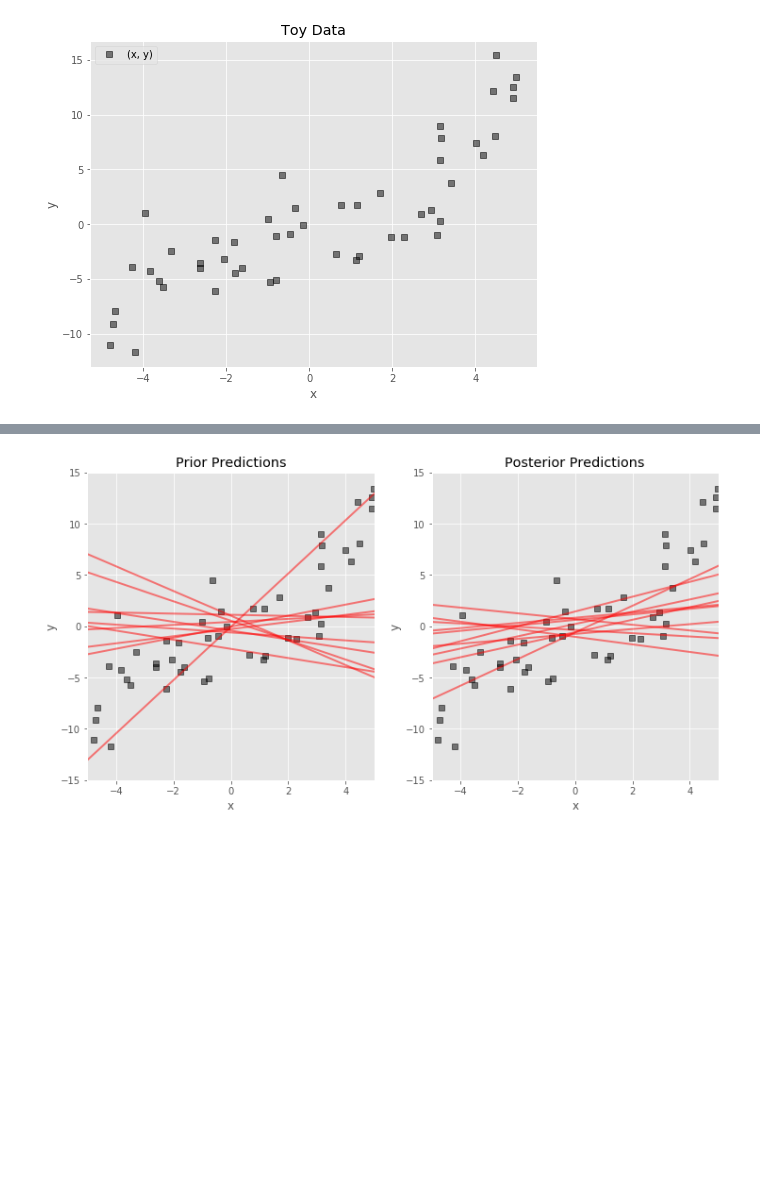
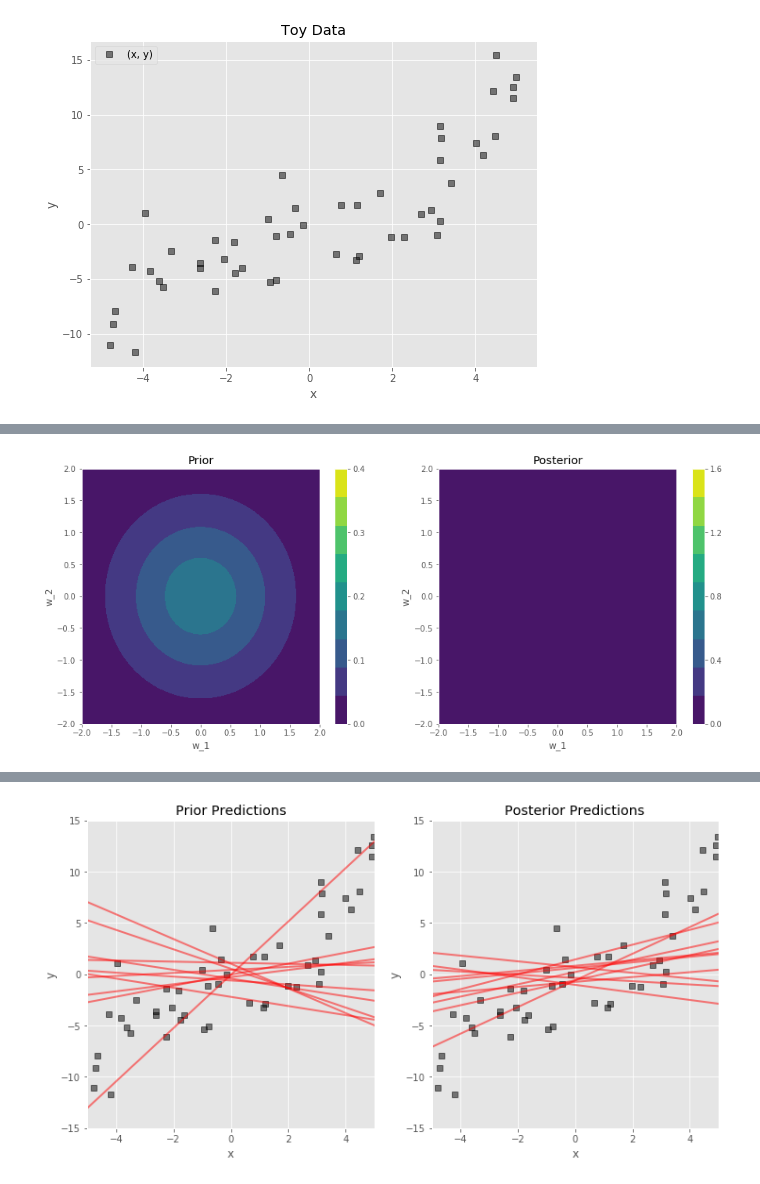
Before and after one commit to didriknielsen/ds3_abi_exercises, a Jupyter notebook: 01_linear_regression/01_linear_regression.ipynb, the cells around one changed output, grey strips where cells are left out. Drawn from its saved outputs; the diff is of its cells as text; code cells hidden in the pictures; blank space fills up the shorter version.

```diff
--- a/01_linear_regression/01_linear_regression.ipynb
+++ b/01_linear_regression/01_linear_regression.ipynb
@@ -116,0 +97,46 @@ plotting_helpers.plot_prior_and_posterior(prior, posterior)
+# %%
+### TASKS BEGIN ###
+def evaluate_posterior_over_grid(W, prior, tau, X, y, grid_spacing):
+    ''' Evaluates the posterior distribution's density function on a grid of values in parameter space.
+    Parameters:
+        W: the grid of parameter values flattened into an array of parameter vectors
+        prior: a multivariate_normal object that can be used to evaluate prior distribution's density.
+        tau: The noise precision of the likelihood function.
+        X: dataset features
+        y: dataset outputs
+        grid_spacing: the spacing between adjacent parameter vectors in the grid.
+    '''
+    log_prior = np.log(prior.pdf(W))
+    f = W @ X.T
+    # Evaluate the likelihood of each parameter vector in W
+    # N(y|f,Sigma) is algebraically equivelent to N(f|y,Sigma); This allows us to swap the arguments in
+    # multivariate_normal
+    log_likelihood = np.log(multivariate_normal(mean = y, cov = np.eye(N) / tau).pdf(f))
+    log_joint = log_likelihood + log_prior
+
+    ### fill in your code for the log-marginal here ###
+    log_marginal = 0
+
+
+    log_post = log_joint - log_marginal
+    post = np.exp(log_post)
+
+    return post
+### TASKS END ###
+# %%
+grid_spacing = 0.1
+# Create a grid of potential values in parameter space.
+w1, w0 = np.mgrid[-3:3:grid_spacing, -3:3:grid_spacing]
+# Compute all combinations of w1 and w2 values from the grid.
+W_grid = np.squeeze(np.dstack((w1, w0)))
+# Evaluate the prior's density function at each (w1, w0) pair in the grid.
+prior_density = prior.pdf(W_grid)
+
+# Reshape the densities back into a grid.
+prior_density = prior_density.reshape((w1.shape[0], w0.shape[0]))
+numerical_posterior_density = evaluate_posterior_over_grid(W_grid, prior, tau, X, y, grid_spacing).reshape(w1.shape[0], w0.shape[0])
+# %%
+### Visualizing Prior and Posterior Distributions ###
+plotting_helpers.lr_visualize_prior_posterior(w0,w1,prior_density,numerical_posterior_density)
+# %% [output]
+[figure, added]
```
Also changed, not shown: parts of 19 cells of this notebook, 10 other files.
